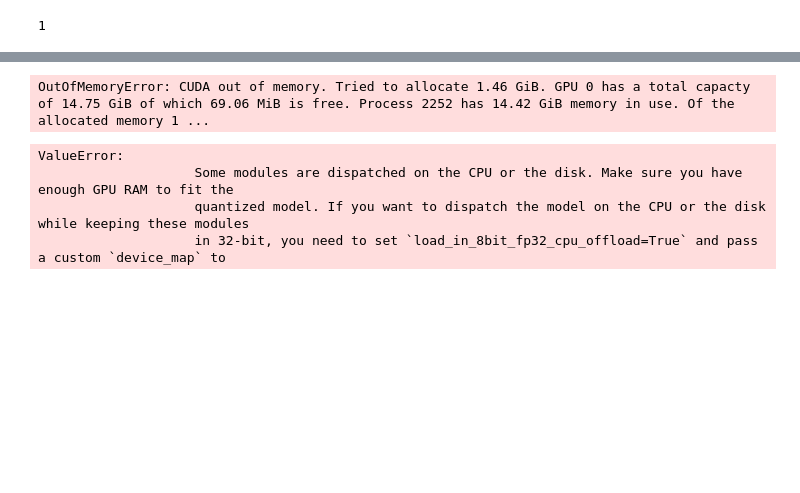
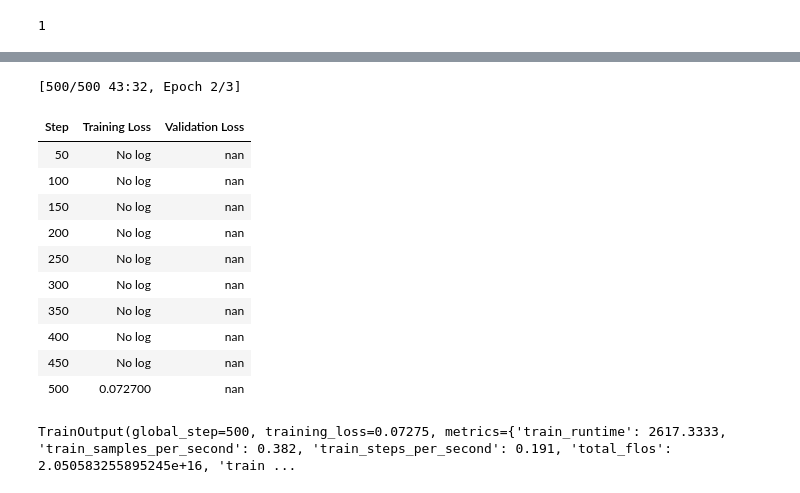
Before and after one commit to jceltruda/FinGPT-TransformerPrediction, a Jupyter notebook: Llama_Finetuning.ipynb, the cells around one changed output, grey strips where cells are left out. Saved outputs shown, nothing was run; the diff lists cells and outputs as text; code cells hidden in the pictures; blank space fills up the shorter version.

Commit message:
Updated to use locally pretrained model

```diff
--- a/Llama_Finetuning.ipynb
+++ b/Llama_Finetuning.ipynb
@@ -445,46 +485,58 @@ import transformers
 from datetime import datetime
 
 project = "journal-finetune"
-base_model_name = "google/gemma-7b"
+base_model_name = "llama2-7b"
 run_name = base_model_name + "-" + project
-output_dir = "./" + run_name
+output_dir = "./drive/MyDrive/FinGPT/" + run_name
 
 tokenizer.pad_token = tokenizer.eos_token
 
 trainer = transformers.Trainer(
     model=model,
     train_dataset=tokenized_train_dataset,
     eval_dataset=tokenized_val_dataset,
     args=transformers.TrainingArguments(
         output_dir=output_dir,
         warmup_steps=1,
         per_device_train_batch_size=2,
         gradient_accumulation_steps=1,
-        max_steps=400,
+        max_steps=500,
         learning_rate=2.5e-4, # Want a small lr for finetuning
         fp16=True,
         optim="paged_adamw_8bit",
         logging_dir="./logs",        # Directory for storing logs
         save_strategy="steps",       # Save the model checkpoint every logging step
         save_steps=50,                # Save checkpoints every 50 steps
         evaluation_strategy="steps", # Evaluate the model every logging step
         eval_steps=50,               # Evaluate and save checkpoints every 50 steps
         do_eval=True,                # Perform evaluation at the end of training
         #report_to="wandb",           # Comment this out if you don't want to use weights & baises
         #run_name=f"{run_name}-{datetime.now().strftime('%Y-%m-%d-%H-%M')}"          # Name of the W&B run (optional)
     ),
     data_collator=transformers.DataCollatorForLanguageModeling(tokenizer, mlm=False),
 )
 
 model.config.use_cache = False  # silence the warnings. Please re-enable for inference!
 trainer.train()
 # %% [output]
-OutOfMemoryError: CUDA out of memory. Tried to allocate 1.46 GiB. GPU 0 has a total capacty of 14.75 GiB of which 69.06 MiB is free. Process 2252 has 14.42 GiB memory in use. Of the allocated memory 1 ...
+[500/500 43:32, Epoch 2/3]
+| Step | Training Loss | Validation Loss |
+| 50 | No log | nan |
+| 100 | No log | nan |
+| 150 | No log | nan |
+| 200 | No log | nan |
+| 250 | No log | nan |
+| 300 | No log | nan |
+| 350 | No log | nan |
+| 400 | No log | nan |
+| 450 | No log | nan |
+| 500 | 0.072700 | nan |
+TrainOutput(global_step=500, training_loss=0.07275, metrics={'train_runtime': 2617.3333, 'train_samples_per_second': 0.382, 'train_steps_per_second': 0.191, 'total_flos': 2.050583255895245e+16, 'train ...
 # %%
 import torch
 from transformers import AutoTokenizer, AutoModelForCausalLM, BitsAndBytesConfig
 
-base_model_id = "google/gemma-7b"
+base_model_id = "meta-llama/Llama-2-7b-hf"
 
 base_model = AutoModelForCausalLM.from_pretrained(
     base_model_id,
@@ -497,12 +549,7 @@ tokenizer = AutoTokenizer.from_pretrained(base_model_id, add_bos_token=True, tru
 
 from peft import PeftModel
 
-ft_model = PeftModel.from_pretrained(base_model, "llama2-7b-journal-finetune/checkpoint-500")
+ft_model = PeftModel.from_pretrained(base_model, "/content/drive/MyDrive/FinGPT/llama2-7b-journal-finetune/checkpoint-500")
-# %% [output]
-ValueError:
-                    Some modules are dispatched on the CPU or the disk. Make sure you have enough GPU RAM to fit the
-                    quantized model. If you want to dispatch the model on the CPU or the disk while keeping these modules
-                    in 32-bit, you need to set `load_in_8bit_fp32_cpu_offload=True` and pass a custom `device_map` to
 # %%
 eval_prompt = """ Given the following financial input data, predict the output data for the closing numbers of that day
 
```
Also changed, not shown: parts of 14 cells of this notebook.
